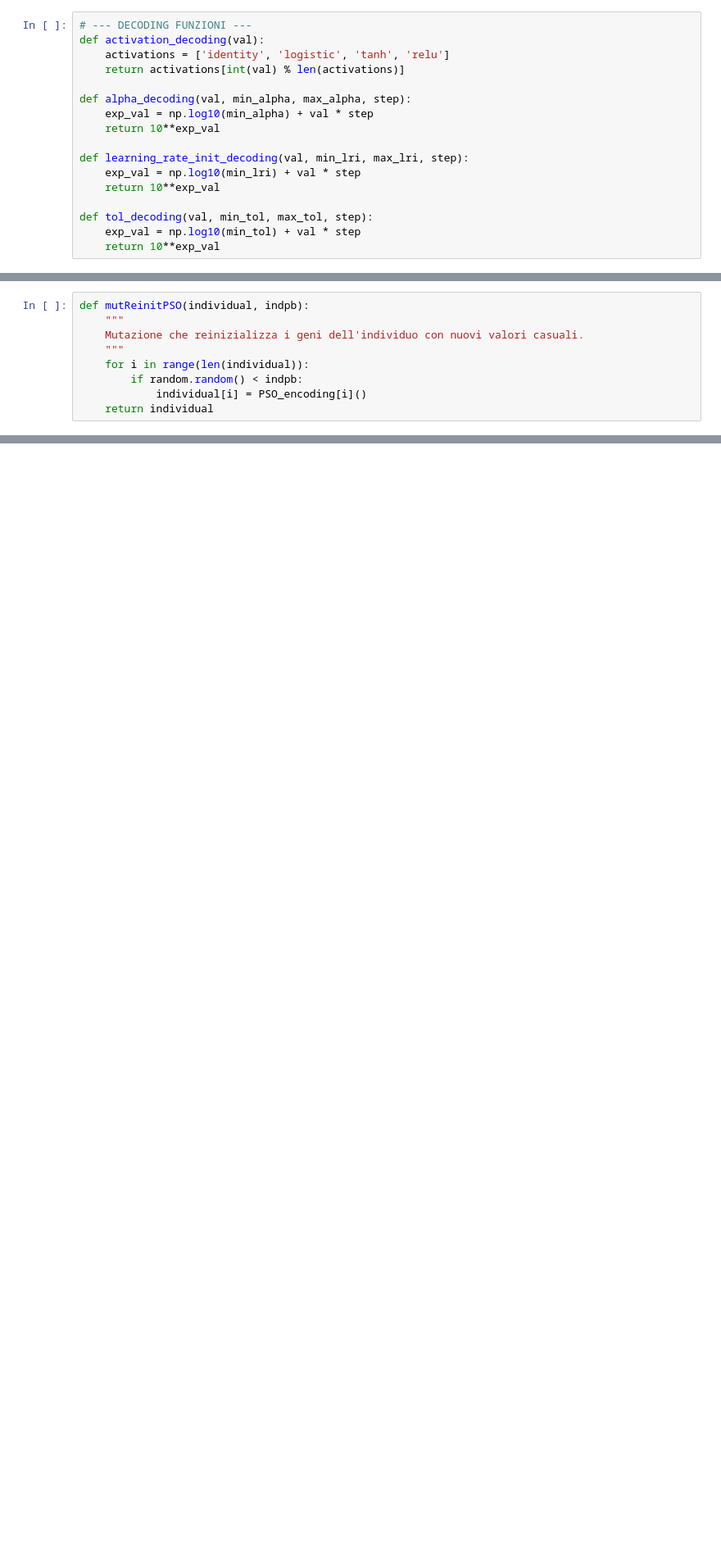
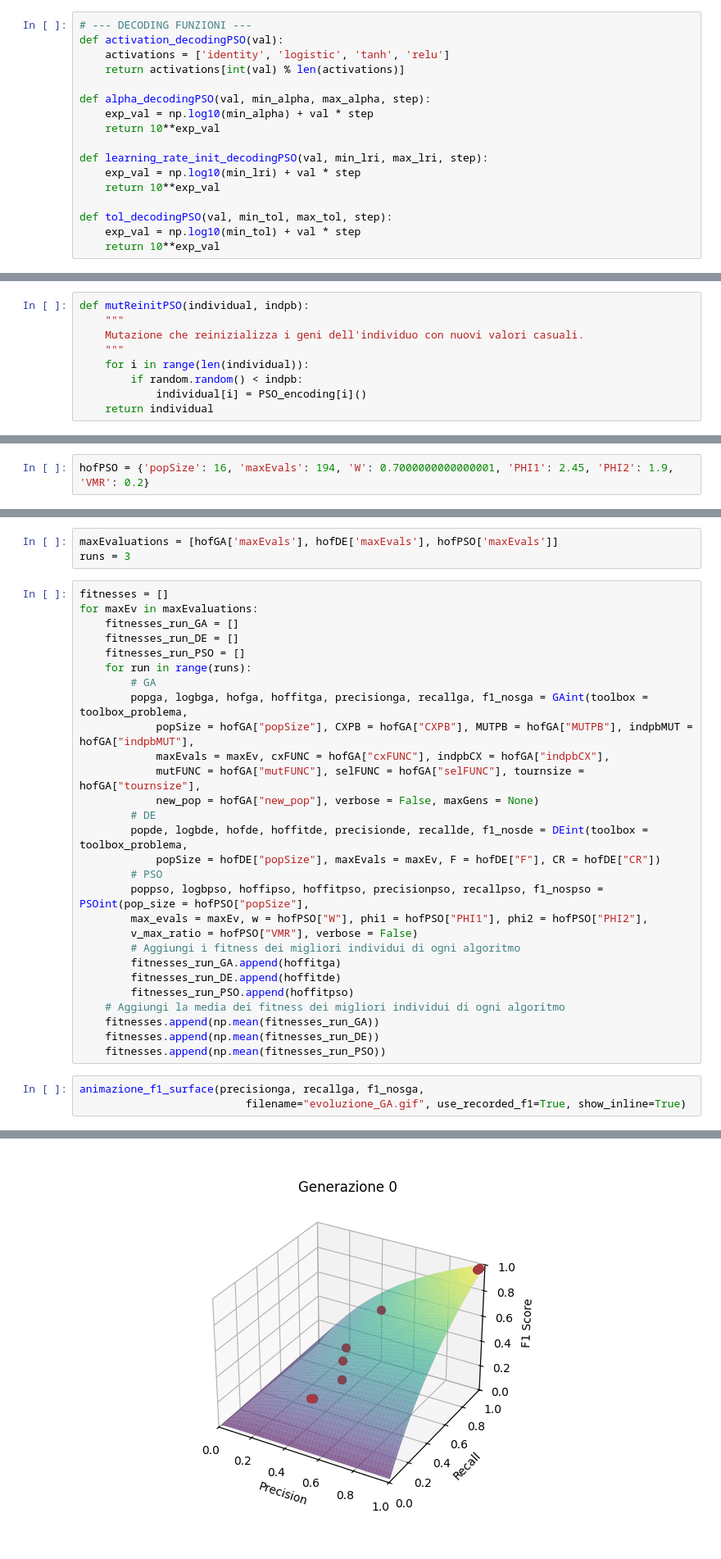
Before and after one commit to RayLeywin/Computational-Intelligence, a Jupyter notebook: Progetto_CI_finale.ipynb, the cells around one changed output, grey strips where cells are left out. Shown at 82% size. Drawn from its saved outputs; the diff is of its cells as text; blank space fills up the shorter version.

```diff
--- a/Progetto_CI_finale.ipynb
+++ b/Progetto_CI_finale.ipynb
@@ -1310,18 +1368,18 @@ creator.create("Particle", list, fitness=creator.FitnessMax, speed=list, smin=No
 # %%
 # --- DECODING FUNZIONI ---
-def activation_decoding(val):
+def activation_decodingPSO(val):
     activations = ['identity', 'logistic', 'tanh', 'relu']
     return activations[int(val) % len(activations)]
 
-def alpha_decoding(val, min_alpha, max_alpha, step):
+def alpha_decodingPSO(val, min_alpha, max_alpha, step):
     exp_val = np.log10(min_alpha) + val * step
     return 10**exp_val
 
-def learning_rate_init_decoding(val, min_lri, max_lri, step):
+def learning_rate_init_decodingPSO(val, min_lri, max_lri, step):
     exp_val = np.log10(min_lri) + val * step
     return 10**exp_val
 
-def tol_decoding(val, min_tol, max_tol, step):
+def tol_decodingPSO(val, min_tol, max_tol, step):
     exp_val = np.log10(min_tol) + val * step
     return 10**exp_val
 # %%
@@ -1712 +1828,3 @@ fitness del Best = 0.9791289761155332
+# %%
+hofPSO = {'popSize': 16, 'maxEvals': 194, 'W': 0.7000000000000001, 'PHI1': 2.45, 'PHI2': 1.9, 'VMR': 0.2}
 # %% [markdown]
@@ -1817,0 +1957,35 @@ animazione_f1_surface(precision, recall, f1_nos,
+# %%
+maxEvaluations = [hofGA['maxEvals'], hofDE['maxEvals'], hofPSO['maxEvals']]
+runs = 3
+# %%
+fitnesses = []
+for maxEv in maxEvaluations:
+    fitnesses_run_GA = []
+    fitnesses_run_DE = []
+    fitnesses_run_PSO = []
+    for run in range(runs):
+        # GA
+        popga, logbga, hofga, hoffitga, precisionga, recallga, f1_nosga = GAint(toolbox = toolbox_problema,
+            popSize = hofGA["popSize"], CXPB = hofGA["CXPB"], MUTPB = hofGA["MUTPB"], indpbMUT = hofGA["indpbMUT"],
+            maxEvals = maxEv, cxFUNC = hofGA["cxFUNC"], indpbCX = hofGA["indpbCX"],
+            mutFUNC = hofGA["mutFUNC"], selFUNC = hofGA["selFUNC"], tournsize = hofGA["tournsize"],
+            new_pop = hofGA["new_pop"], verbose = False, maxGens = None)
+        # DE
+        popde, logbde, hofde, hoffitde, precisionde, recallde, f1_nosde = DEint(toolbox = toolbox_problema,
+            popSize = hofDE["popSize"], maxEvals = maxEv, F = hofDE["F"], CR = hofDE["CR"])
+        # PSO
+        poppso, logbpso, hoffipso, hoffitpso, precisionpso, recallpso, f1_nospso = PSOint(pop_size = hofPSO["popSize"],
+        max_evals = maxEv, w = hofPSO["W"], phi1 = hofPSO["PHI1"], phi2 = hofPSO["PHI2"],
+        v_max_ratio = hofPSO["VMR"], verbose = False)
+        # Aggiungi i fitness dei migliori individui di ogni algoritmo
+        fitnesses_run_GA.append(hoffitga)
+        fitnesses_run_DE.append(hoffitde)
+        fitnesses_run_PSO.append(hoffitpso)
+    # Aggiungi la media dei fitness dei migliori individui di ogni algoritmo
+    fitnesses.append(np.mean(fitnesses_run_GA))
+    fitnesses.append(np.mean(fitnesses_run_DE))
+    fitnesses.append(np.mean(fitnesses_run_PSO))
+# %%
+animazione_f1_surface(precisionga, recallga, f1_nosga,
+                          filename="evoluzione_GA.gif", use_recorded_f1=True, show_inline=True)
+# %% [output]
@@ -1817,0 +1993 @@ animazione_f1_surface(precision, recall, f1_nos,
+[figure, added]
```
Also changed, not shown: parts of 51 cells of this notebook, 3 other files.
